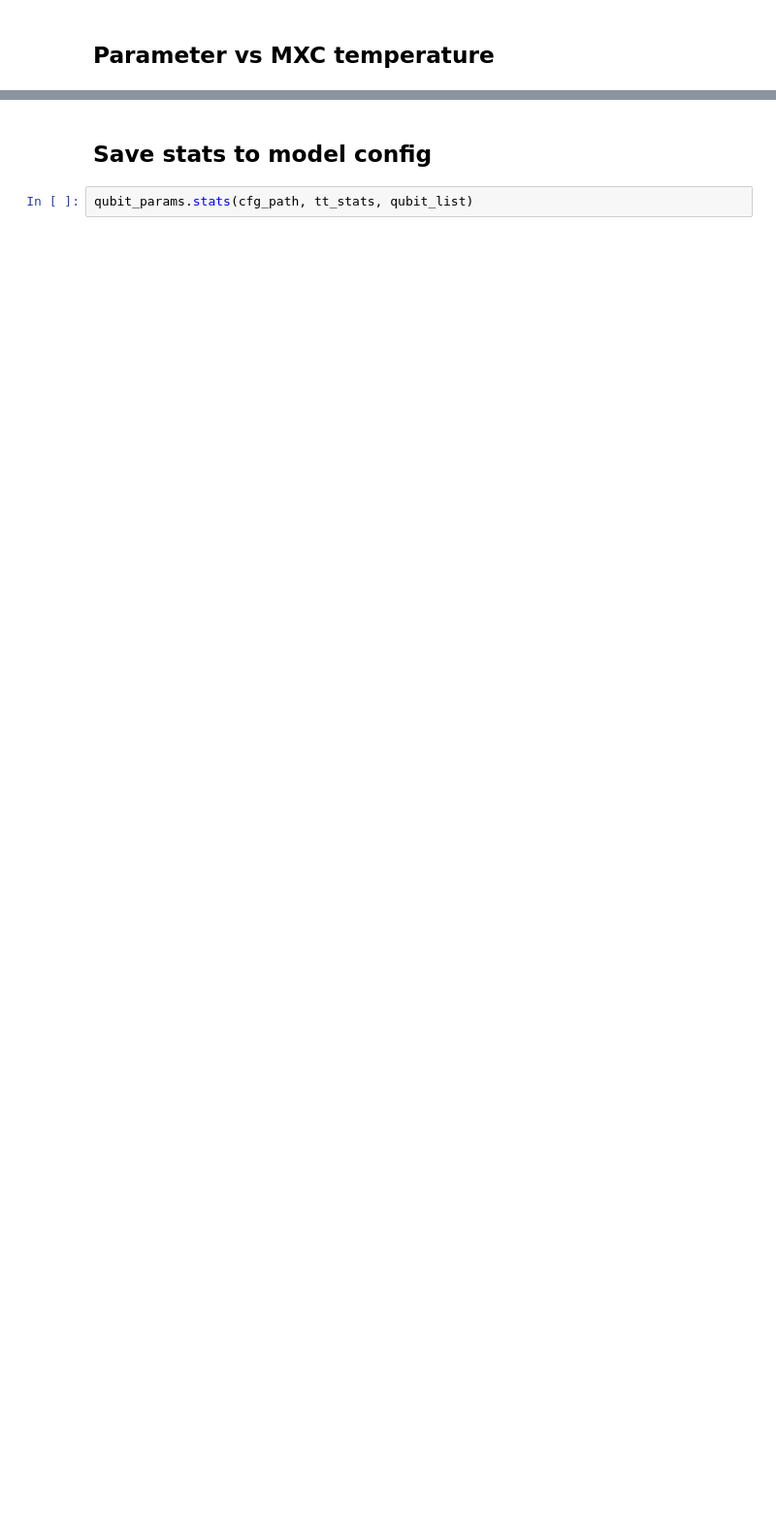
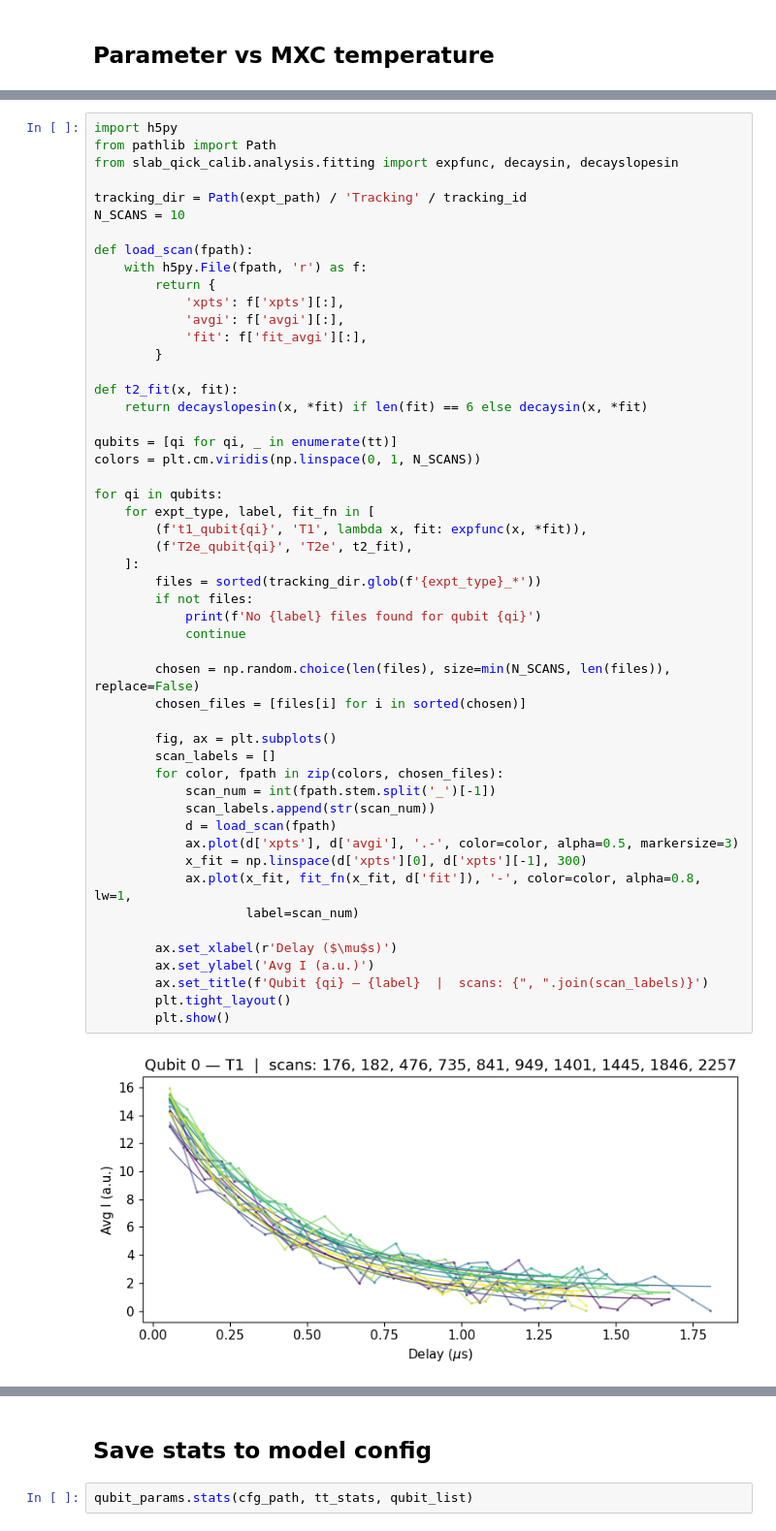
Before and after one commit to SchusterLab/slab_qick_calib, a Jupyter notebook: notebooks_analysis/analyze_tracking.ipynb, the cells around one changed output, grey strips where cells are left out. Shown at 97% size. Saved outputs shown, nothing was run; the diff lists cells and outputs as text; blank space fills up the shorter version.

```diff
--- a/notebooks_analysis/analyze_tracking.ipynb
+++ b/notebooks_analysis/analyze_tracking.ipynb
@@ -262,0 +304,53 @@ for t in tt:
+# %%
+import h5py
+from pathlib import Path
+from slab_qick_calib.analysis.fitting import expfunc, decaysin, decayslopesin
+
+tracking_dir = Path(expt_path) / 'Tracking' / tracking_id
+N_SCANS = 10
+
+def load_scan(fpath):
+    with h5py.File(fpath, 'r') as f:
+        return {
+            'xpts': f['xpts'][:],
+            'avgi': f['avgi'][:],
+            'fit': f['fit_avgi'][:],
+        }
+
+def t2_fit(x, fit):
+    return decayslopesin(x, *fit) if len(fit) == 6 else decaysin(x, *fit)
+
+qubits = [qi for qi, _ in enumerate(tt)]
+colors = plt.cm.viridis(np.linspace(0, 1, N_SCANS))
+
+for qi in qubits:
+    for expt_type, label, fit_fn in [
+        (f't1_qubit{qi}', 'T1', lambda x, fit: expfunc(x, *fit)),
+        (f'T2e_qubit{qi}', 'T2e', t2_fit),
+    ]:
+        files = sorted(tracking_dir.glob(f'{expt_type}_*'))
+        if not files:
+            print(f'No {label} files found for qubit {qi}')
+            continue
+
+        chosen = np.random.choice(len(files), size=min(N_SCANS, len(files)), replace=False)
+        chosen_files = [files[i] for i in sorted(chosen)]
+
+        fig, ax = plt.subplots()
+        scan_labels = []
+        for color, fpath in zip(colors, chosen_files):
+            scan_num = int(fpath.stem.split('_')[-1])
+            scan_labels.append(str(scan_num))
+            d = load_scan(fpath)
+            ax.plot(d['xpts'], d['avgi'], '.-', color=color, alpha=0.5, markersize=3)
+            x_fit = np.linspace(d['xpts'][0], d['xpts'][-1], 300)
+            ax.plot(x_fit, fit_fn(x_fit, d['fit']), '-', color=color, alpha=0.8, lw=1,
+                    label=scan_num)
+
+        ax.set_xlabel(r'Delay ($\mu$s)')
+        ax.set_ylabel('Avg I (a.u.)')
+        ax.set_title(f'Qubit {qi} — {label}  |  scans: {", ".join(scan_labels)}')
+        plt.tight_layout()
+        plt.show()
+# %% [output]
+[figure, added]
```
Also changed, not shown: parts of 18 cells of this notebook, 28 other files.
